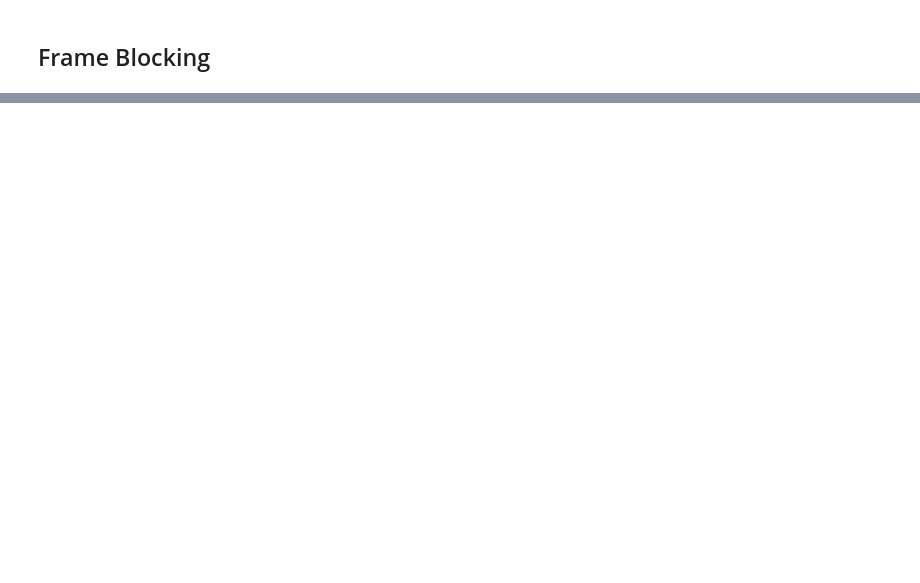
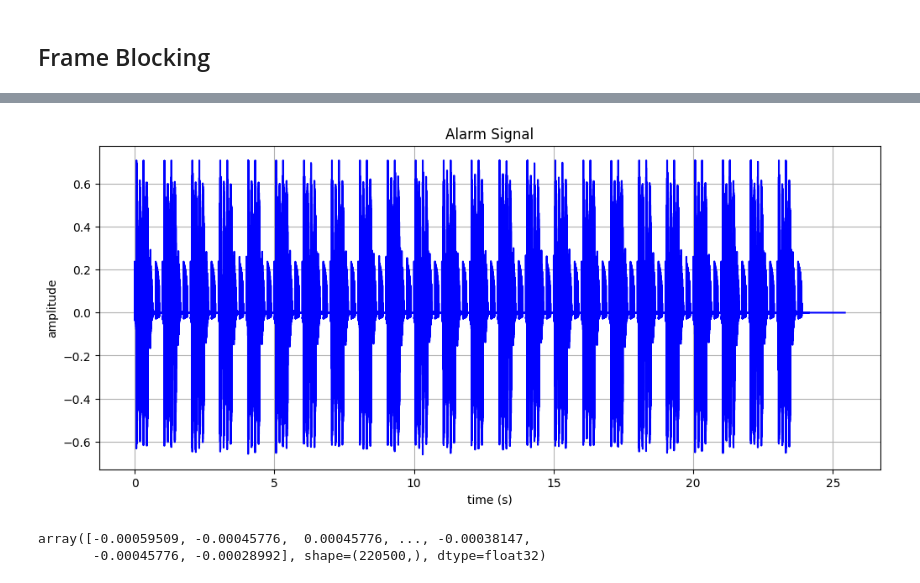
Before and after one commit to Fsyahputra/Pengolahan-Sinyal-Digital, a Jupyter notebook: Praktikum/percobaan2.ipynb, the cells around one changed output, grey strips where cells are left out. Saved outputs shown, nothing was run; the diff lists cells and outputs as text; code cells hidden in the pictures; blank space fills up the shorter version.

```diff
--- a/Praktikum/percobaan2.ipynb
+++ b/Praktikum/percobaan2.ipynb
@@ -250,0 +248,10 @@ alarm, sr = librosa.load('./alarm.wav', sr=None)
+# %%
+t = np.arange(0, len(alarm)) / sr
+fig, ax = plt.subplots()
+fig.set_size_inches(12, 5)
+ax.plot(t, alarm, color='blue', label='Original Signal')
+ax.set(xlabel='time (s)', ylabel='amplitude',
+       title='Alarm Signal')
+ax.grid()
+# %% [output]
+[figure, added]
@@ -250,0 +263,5 @@ alarm, sr = librosa.load('./alarm.wav', sr=None)
+# %%
+framed_alarms[0]
+# %% [output]
+array([-0.00059509, -0.00045776,  0.00045776, ..., -0.00038147,
+       -0.00045776, -0.00028992], shape=(220500,), dtype=float32)
```
Also changed, not shown: parts of 18 cells of this notebook.
